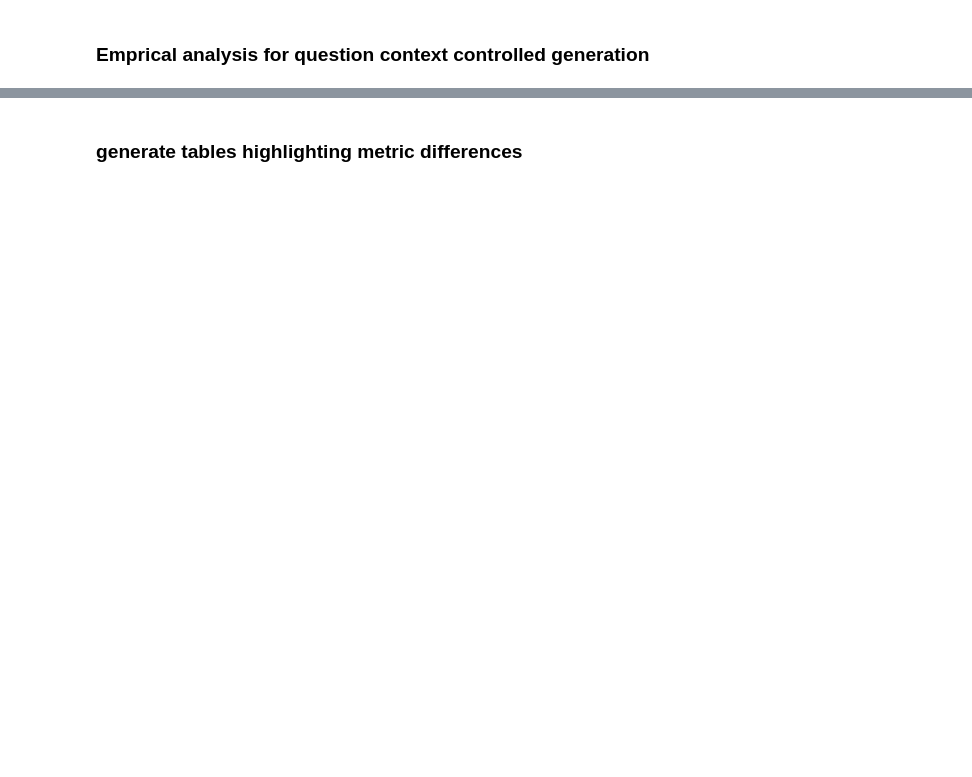
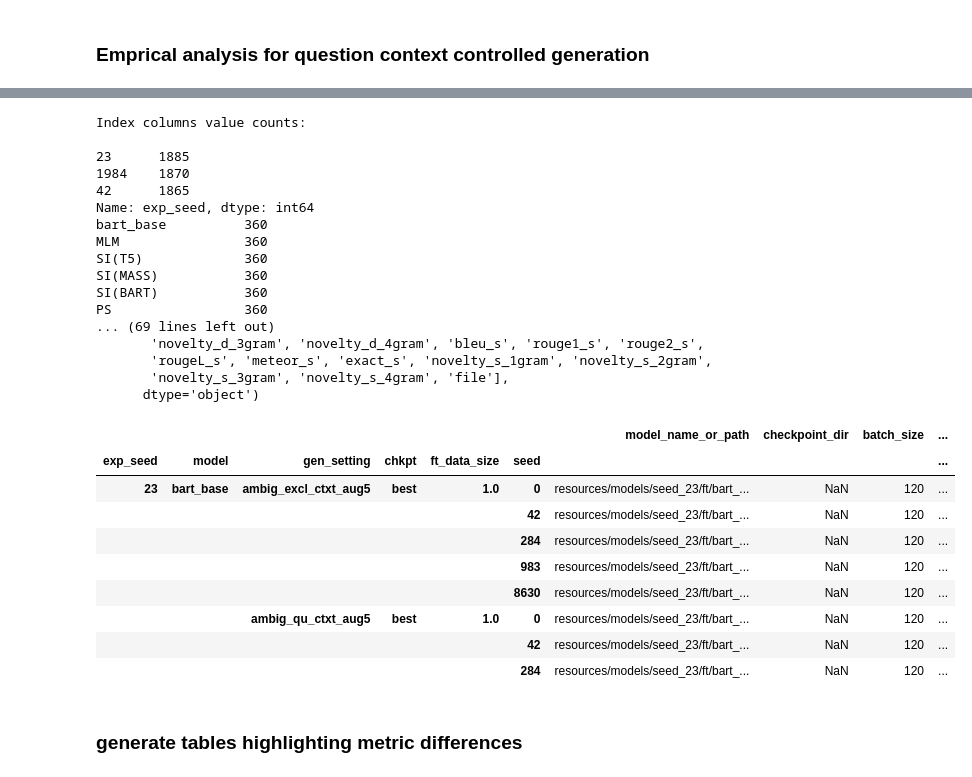
Before and after one commit to ZurichNLP/understanding-ctx-aug, a Jupyter notebook: summarize_results.ipynb, the cells around one changed output, grey strips where cells are left out. Cells and saved outputs as stored; diff of their text form; code cells hidden in the pictures; blank space fills up the shorter version.

```diff
--- a/summarize_results.ipynb
+++ b/summarize_results.ipynb
@@ -412,3 +434,34 @@ print(len(df))
+# %%
+get_detailed_info_on_complex_dataframe(df)
+df.head(8)
+# %% [output]
+Index columns value counts:
+
+23      1885
+1984    1870
+42      1865
+Name: exp_seed, dtype: int64
+bart_base          360
+MLM                360
+SI(T5)             360
+SI(MASS)           360
+SI(BART)           360
+PS                 360
+... (69 lines left out)
+       'novelty_d_3gram', 'novelty_d_4gram', 'bleu_s', 'rouge1_s', 'rouge2_s',
+       'rougeL_s', 'meteor_s', 'exact_s', 'novelty_s_1gram', 'novelty_s_2gram',
+       'novelty_s_3gram', 'novelty_s_4gram', 'file'],
+      dtype='object')
+|  |  |  |  |  |  | model_name_or_path | checkpoint_dir | batch_size | ... |
+| exp_seed | model | gen_setting | chkpt | ft_data_size | seed |  |  |  | ... |
+| 23 | bart_base | ambig_excl_ctxt_aug5 | best | 1.0 | 0 | resources/models/seed_23/ft/bart_... | NaN | 120 | ... |
+|  |  |  |  |  | 42 | resources/models/seed_23/ft/bart_... | NaN | 120 | ... |
+|  |  |  |  |  | 284 | resources/models/seed_23/ft/bart_... | NaN | 120 | ... |
+|  |  |  |  |  | 983 | resources/models/seed_23/ft/bart_... | NaN | 120 | ... |
+|  |  |  |  |  | 8630 | resources/models/seed_23/ft/bart_... | NaN | 120 | ... |
+|  |  | ambig_qu_ctxt_aug5 | best | 1.0 | 0 | resources/models/seed_23/ft/bart_... | NaN | 120 | ... |
+|  |  |  |  |  | 42 | resources/models/seed_23/ft/bart_... | NaN | 120 | ... |
+|  |  |  |  |  | 284 | resources/models/seed_23/ft/bart_... | NaN | 120 | ... |
 # %%
 # # SI+PS is not available for all exp seeds, so drop it.
 # df = df.drop('SI+PS', level=1, axis=0)
```
Also changed, not shown: parts of 14 cells of this notebook, 2 other files.
